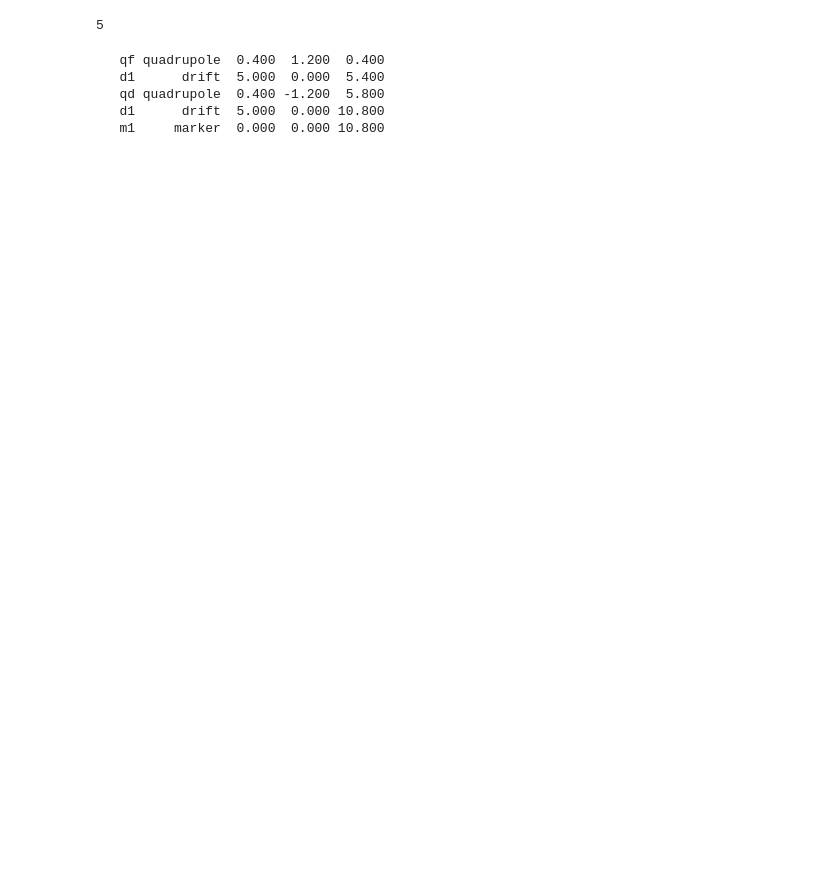
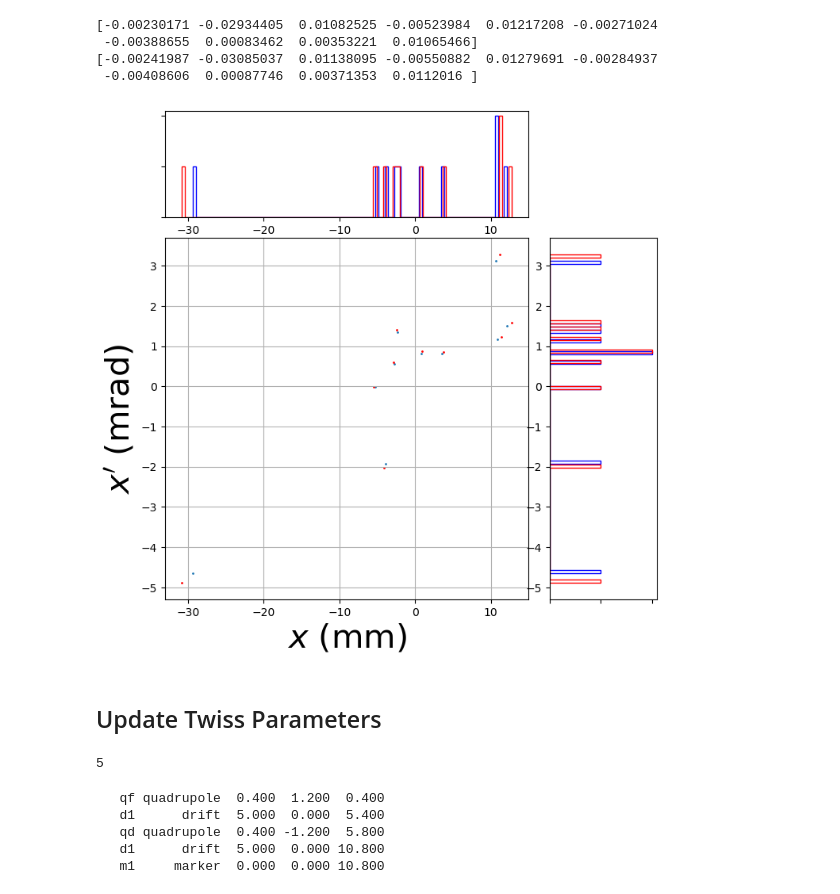
Before and after one commit to pylimons/pylimons, a Jupyter notebook: simulation_new.ipynb, the cells around one changed output. Cells and saved outputs as stored; diff of their text form; code cells hidden in the pictures; blank space fills up the shorter version.

```diff
--- a/simulation_new.ipynb
+++ b/simulation_new.ipynb
@@ -13,3 +12,51 @@ tables.file._open_files.close_all()
+# %%
+twiss_x = [-1.5, 10, 10e-6]
+twiss_y = [1.5, 10, 10e-6]
+# %%
+bunch = Bunch('electron', 10, 4, 10, twiss_x, twiss_y, seed=1314)
+particles = bunch.generate_transverse_matched_beam_distribution()
+x = particles[0, :]
+xp = particles[1, :]
+# %%
+bunch2 = Bunch('electron', 10, 4, 10, twiss_x, twiss_y, seed=1314)
+particles2 = bunch2.generate_transverse_matched_beam_distribution()
+nx = particles2[0,:]
+nxp = particles2[1,:]
+# %%
+print (x)
+print (nx)
+# %% [output]
+[-0.00230171 -0.02934405  0.01082525 -0.00523984  0.01217208 -0.00271024
+ -0.00388655  0.00083462  0.00353221  0.01065466]
+[-0.00241987 -0.03085037  0.01138095 -0.00550882  0.01279691 -0.00284937
+ -0.00408606  0.00087746  0.00371353  0.0112016 ]
+# %%
+fig = plt.figure(figsize=(8,8))
+
+grid = plt.GridSpec(4, 4, hspace=0.2, wspace=0.2)
+main_ax = fig.add_subplot(grid[1:,:3])
+x_hist = fig.add_subplot(grid[0,:3], yticklabels=[], sharex=main_ax)
+y_hist = fig.add_subplot(grid[1:,3], xticklabels=[], sharey=main_ax)
+
+# scatter points on the main axes
+main_ax.scatter(x*1e3, xp*1e3, s=1)#, 'ob', markersize=3, alpha=0.2)
+main_ax.scatter(nx*1e3, nxp*1e3, s=1, c='r')#, 'ob', markersize=3, alpha=0.2)
+main_ax.set_xlabel(r'$x$ (mm)', fontsize=30)
+main_ax.set_ylabel(r'$x^{\prime}$ (mrad)', fontsize=30)
+main_ax.grid()
+
+# histogram on the attached axes
+x_hist.hist(x*1e3, 100, histtype='step', orientation='vertical', color='b')
+y_hist.hist(xp*1e3, 100, histtype='step', orientation='horizontal', color='b')
+
+x_hist.hist(nx*1e3, 100, histtype='step', orientation='vertical', color='r')
+y_hist.hist(nxp*1e3, 100, histtype='step', orientation='horizontal', color='r')
+
+plt.show()
+# %% [output]
+[figure, added]
+# %% [markdown]
+## Update Twiss Parameters
 # %%
 d1 = Drift("d1", "drift", 5, aperture=['circular', 1e-1])
 qf = Quadrupole("qf", "quadrupole", 0.4, 1.2, aperture=['circular', 5e-2])
```
Also changed, not shown: parts of 15 cells of this notebook, 1 other file.
